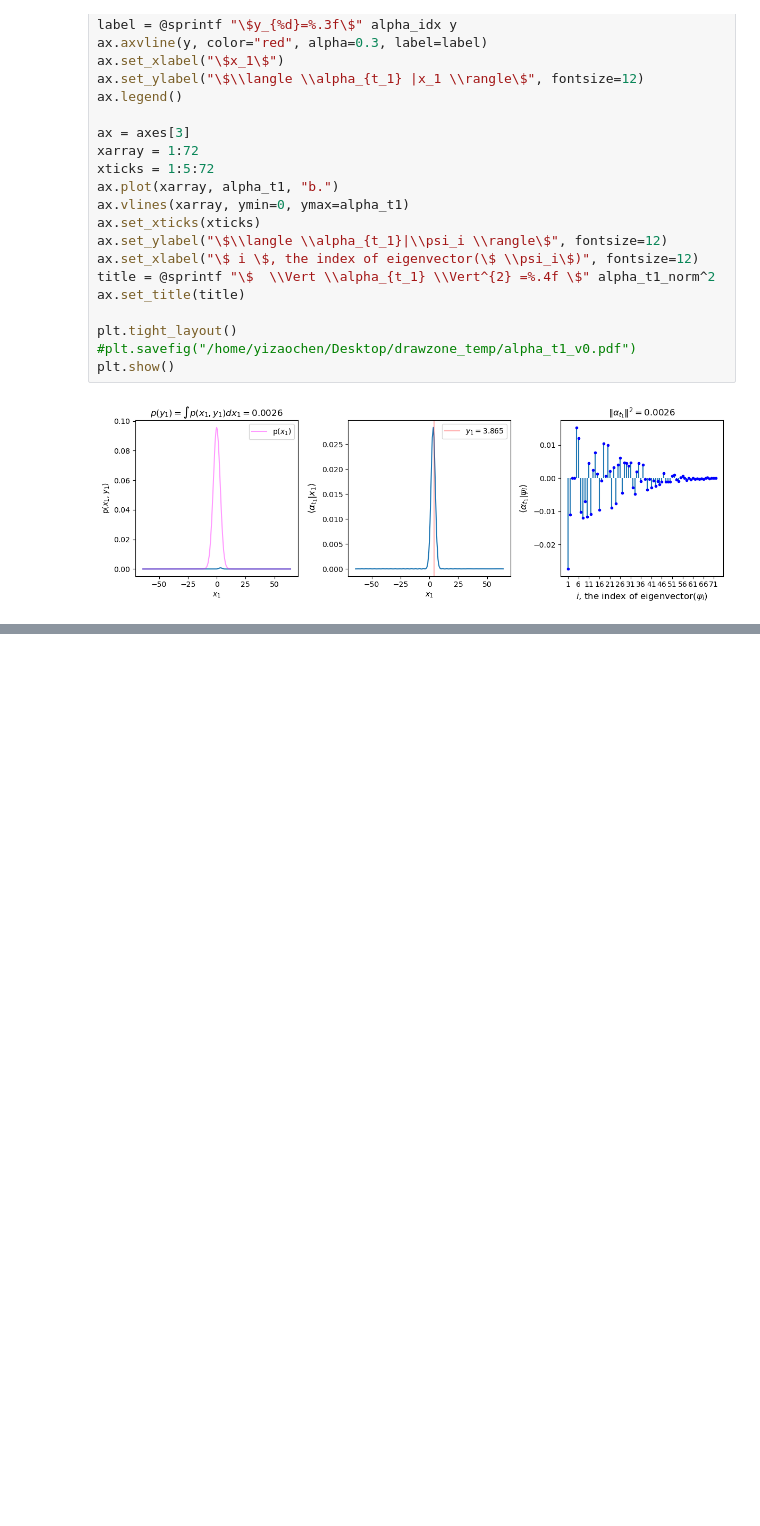
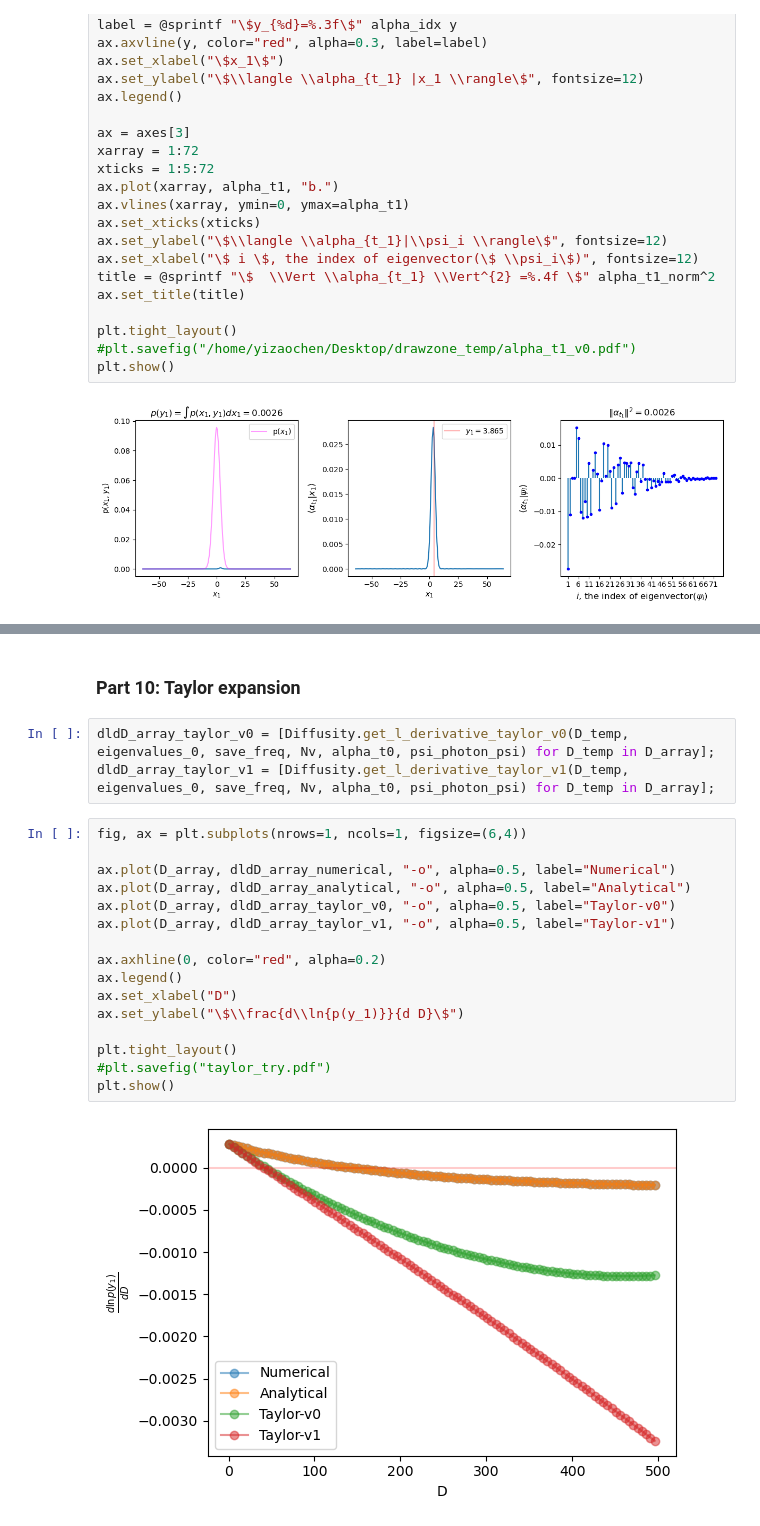
Before and after one commit to yizaochen/md_pisl, a Jupyter notebook: notebooks/diffusion_coefficient/understand_l_D_3.ipynb, the cells around one changed output, grey strips where cells are left out. Cells and saved outputs as stored; diff of their text form; blank space fills up the shorter version.

```diff
--- a/notebooks/diffusion_coefficient/understand_l_D_3.ipynb
+++ b/notebooks/diffusion_coefficient/understand_l_D_3.ipynb
@@ -406,0 +422,23 @@ plt.show()
+# %% [markdown]
+### Part 10: Taylor expansion
+# %%
+dldD_array_taylor_v0 = [Diffusity.get_l_derivative_taylor_v0(D_temp, eigenvalues_0, save_freq, Nv, alpha_t0, psi_photon_psi) for D_temp in D_array];
+dldD_array_taylor_v1 = [Diffusity.get_l_derivative_taylor_v1(D_temp, eigenvalues_0, save_freq, Nv, alpha_t0, psi_photon_psi) for D_temp in D_array];
+# %%
+fig, ax = plt.subplots(nrows=1, ncols=1, figsize=(6,4))
+
+ax.plot(D_array, dldD_array_numerical, "-o", alpha=0.5, label="Numerical")
+ax.plot(D_array, dldD_array_analytical, "-o", alpha=0.5, label="Analytical")
+ax.plot(D_array, dldD_array_taylor_v0, "-o", alpha=0.5, label="Taylor-v0")
+ax.plot(D_array, dldD_array_taylor_v1, "-o", alpha=0.5, label="Taylor-v1")
+
+ax.axhline(0, color="red", alpha=0.2)
+ax.legend()
+ax.set_xlabel("D")
+ax.set_ylabel("\$\\frac{d\\ln{p(y_1)}}{d D}\$")
+
+plt.tight_layout()
+#plt.savefig("taylor_try.pdf")
+plt.show()
+# %% [output]
+[figure, added]
```
Also changed, not shown: parts of 26 cells of this notebook, 1 other file.
